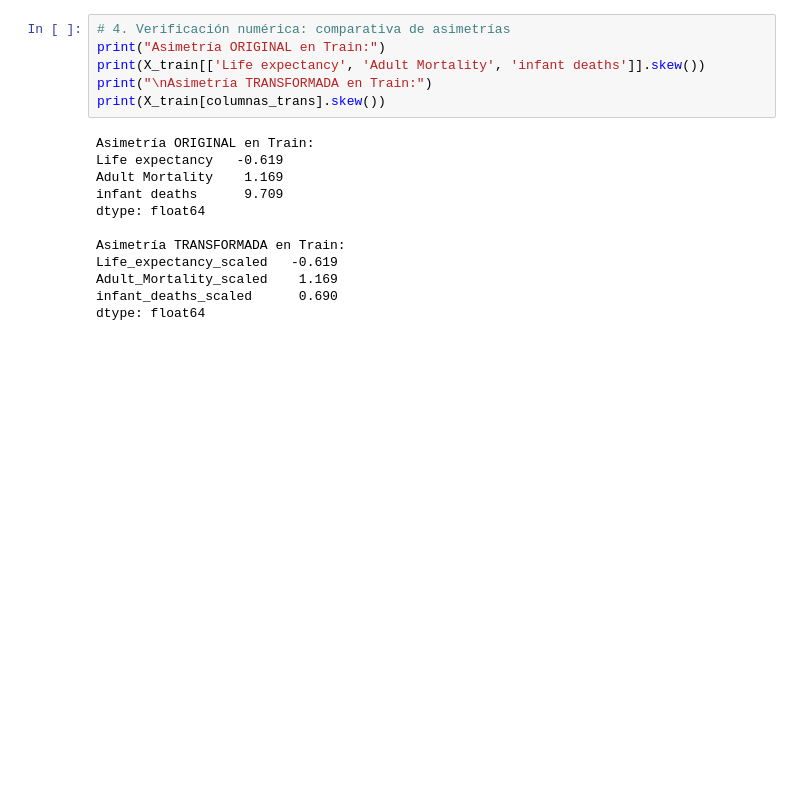
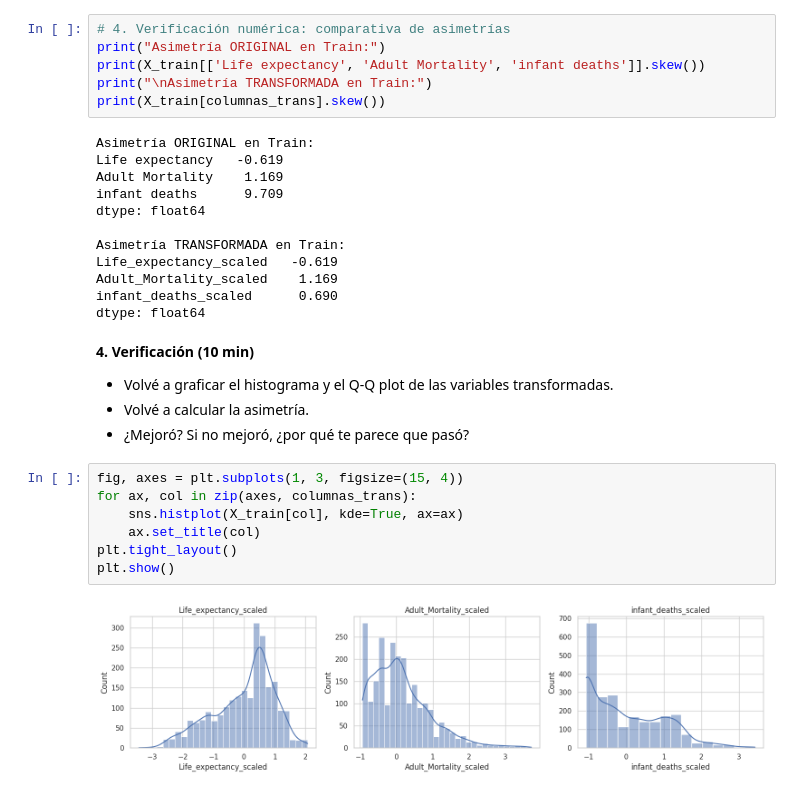
Before and after one commit to EmiiFernandez/actividades_data_sciente_ypf, a Jupyter notebook: notebook/C08_Notebook-12.ipynb, the cells around one changed output. Drawn from its saved outputs; the diff is of its cells as text; blank space fills up the shorter version.

```diff
--- a/notebook/C08_Notebook-12.ipynb
+++ b/notebook/C08_Notebook-12.ipynb
@@ -812,3 +817,18 @@ Life_expectancy_scaled   -0.619
 Adult_Mortality_scaled    1.169
 infant_deaths_scaled      0.690
 dtype: float64
+# %% [markdown]
+**4. Verificación (10 min)**
+
+- Volvé a graficar el histograma y el Q-Q plot de las variables transformadas.
+- Volvé a calcular la asimetría.
+- ¿Mejoró? Si no mejoró, ¿por qué te parece que pasó?
+# %%
+fig, axes = plt.subplots(1, 3, figsize=(15, 4))
+for ax, col in zip(axes, columnas_trans):
+    sns.histplot(X_train[col], kde=True, ax=ax)
+    ax.set_title(col)
+plt.tight_layout()
+plt.show()
+# %% [output]
+[figure, added]
```
Also changed, not shown: parts of 5 cells of this notebook.
